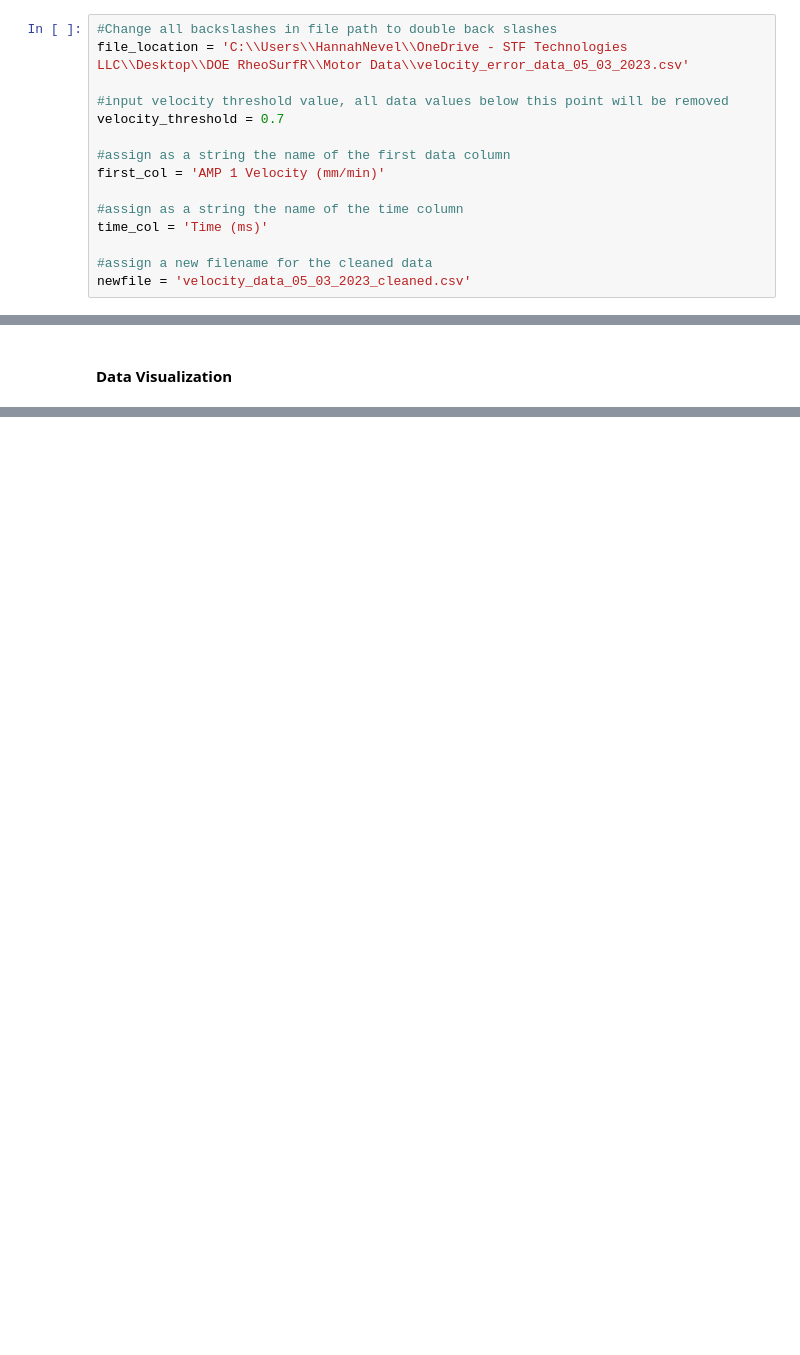
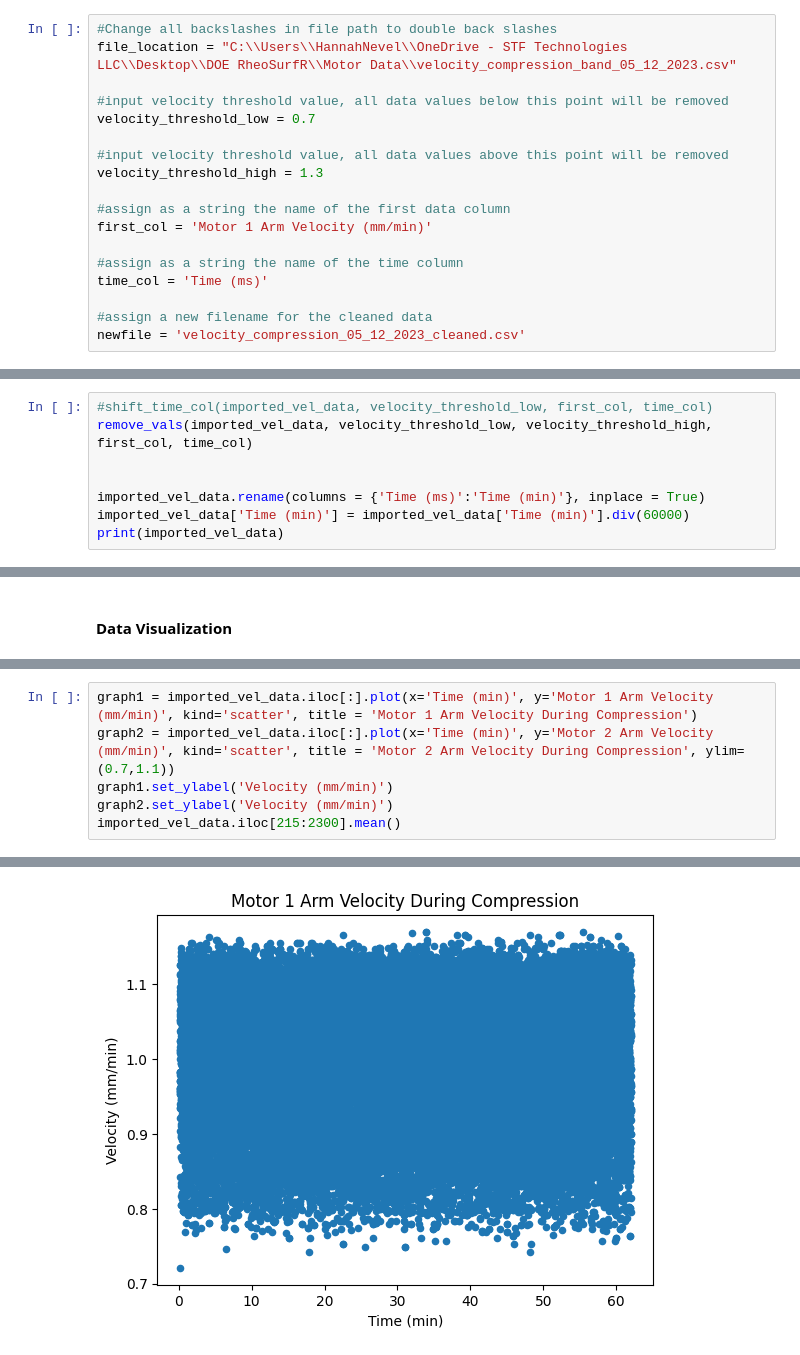
Before and after one commit to pb-j123/Data-Analytics, a Jupyter notebook: data_cleaning_velocity.ipynb, the cells around one changed output, grey strips where cells are left out. Drawn from its saved outputs; the diff is of its cells as text; blank space fills up the shorter version.

Commit message:
Add files via upload
Notebook used to clean and visualize data collected from servo motors

```diff
--- a/data_cleaning_velocity.ipynb
+++ b/data_cleaning_velocity.ipynb
@@ -17,19 +17,22 @@ import plotly.express as px
 ##### Define needed variables
 # %%
 #Change all backslashes in file path to double back slashes
-file_location = 'C:\\Users\\HannahNevel\\OneDrive - STF Technologies LLC\\Desktop\\DOE RheoSurfR\\Motor Data\\velocity_error_data_05_03_2023.csv'
+file_location = "C:\\Users\\HannahNevel\\OneDrive - STF Technologies LLC\\Desktop\\DOE RheoSurfR\\Motor Data\\velocity_compression_band_05_12_2023.csv"
 
 #input velocity threshold value, all data values below this point will be removed
-velocity_threshold = 0.7
+velocity_threshold_low = 0.7
+
+#input velocity threshold value, all data values above this point will be removed
+velocity_threshold_high = 1.3
 
 #assign as a string the name of the first data column
-first_col = 'AMP 1 Velocity (mm/min)'
+first_col = 'Motor 1 Arm Velocity (mm/min)'
 
 #assign as a string the name of the time column
 time_col = 'Time (ms)'
 
 #assign a new filename for the cleaned data
-newfile = 'velocity_data_05_03_2023_cleaned.csv'
+newfile = 'velocity_compression_05_12_2023_cleaned.csv'
 # %% [markdown]
 ##### Define function to open and import csv or xlsx file, create data frame, and drop missing/null values
 # %%
@@ -94,0 +80,8 @@ imported_vel_data.to_csv(newfile)
+# %%
+#shift_time_col(imported_vel_data, velocity_threshold_low, first_col, time_col)
+remove_vals(imported_vel_data, velocity_threshold_low, velocity_threshold_high, first_col, time_col)
+
+
+imported_vel_data.rename(columns = {'Time (ms)':'Time (min)'}, inplace = True)
+imported_vel_data['Time (min)'] = imported_vel_data['Time (min)'].div(60000)
+print(imported_vel_data)
@@ -98,0 +112,7 @@ imported_vel_data.to_csv(newfile)
+# %%
+graph1 = imported_vel_data.iloc[:].plot(x='Time (min)', y='Motor 1 Arm Velocity (mm/min)', kind='scatter', title = 'Motor 1 Arm Velocity During Compression')
+graph2 = imported_vel_data.iloc[:].plot(x='Time (min)', y='Motor 2 Arm Velocity (mm/min)', kind='scatter', title = 'Motor 2 Arm Velocity During Compression', ylim=(0.7,1.1))
+graph1.set_ylabel('Velocity (mm/min)')
+graph2.set_ylabel('Velocity (mm/min)')
+imported_vel_data.iloc[215:2300].mean()
+# %% [output]
@@ -98,0 +125 @@ imported_vel_data.to_csv(newfile)
+[figure, added]
```
Also changed, not shown: parts of 11 cells of this notebook.
